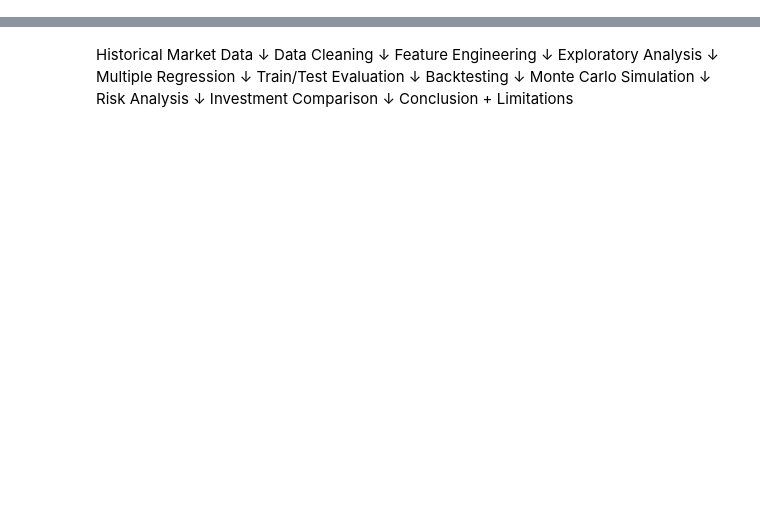
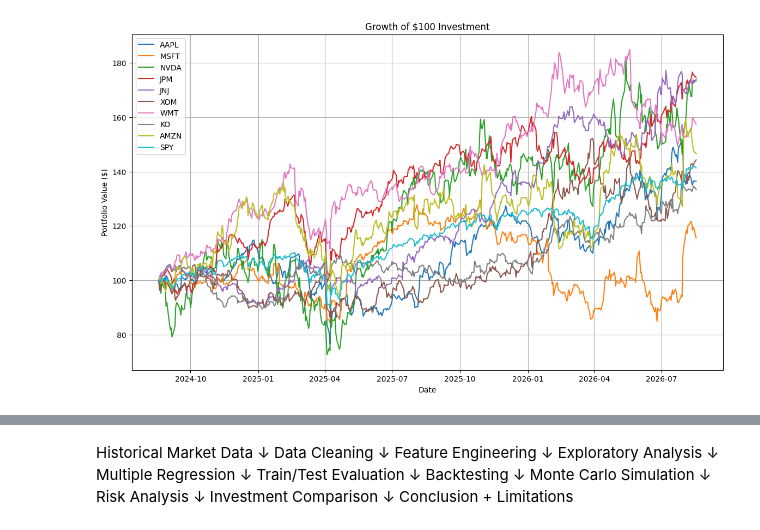
Before and after one commit to SemanticApp/quantitative-investment-analysis, a Jupyter notebook: Quantitative_Investment_Research_Project.ipynb, the cells around one changed output, grey strips where cells are left out. Cells and saved outputs as stored; diff of their text form; code cells hidden in the pictures; blank space fills up the shorter version.

```diff
--- a/Quantitative_Investment_Research_Project.ipynb
+++ b/Quantitative_Investment_Research_Project.ipynb
@@ -2,0 +358,15 @@
+# %%
+import yfinance as yf
+import pandas as pd
+import numpy as np
+import matplotlib.pyplot as plt
+
+# Download two years of historical market data
+prices = yf.download(
+    tickers,
+    period="2y",
+    auto_adjust=True,
+    progress=False
+)
+
+print(prices.head())
@@ -2,0 +395,5 @@
+# %%
+# Extract only adjusted closing prices
+close = prices["Close"]
+
+print(close.head())
@@ -2,0 +440,28 @@
+# %%
+# Normalize every investment to $100
+normalized = (
+    close / close.iloc[0]
+) * 100
+
+plt.figure(figsize=(14, 8))
+
+for ticker in tickers:
+    plt.plot(
+        normalized.index,
+        normalized[ticker],
+        label=ticker
+    )
+
+plt.title(
+    "Growth of $100 Investment"
+)
+
+plt.xlabel("Date")
+plt.ylabel("Portfolio Value ($)")
+
+plt.legend()
+plt.grid(True)
+
+plt.show()
+# %% [output]
+[figure, added]
```
Also changed, not shown: parts of 55 cells of this notebook.
